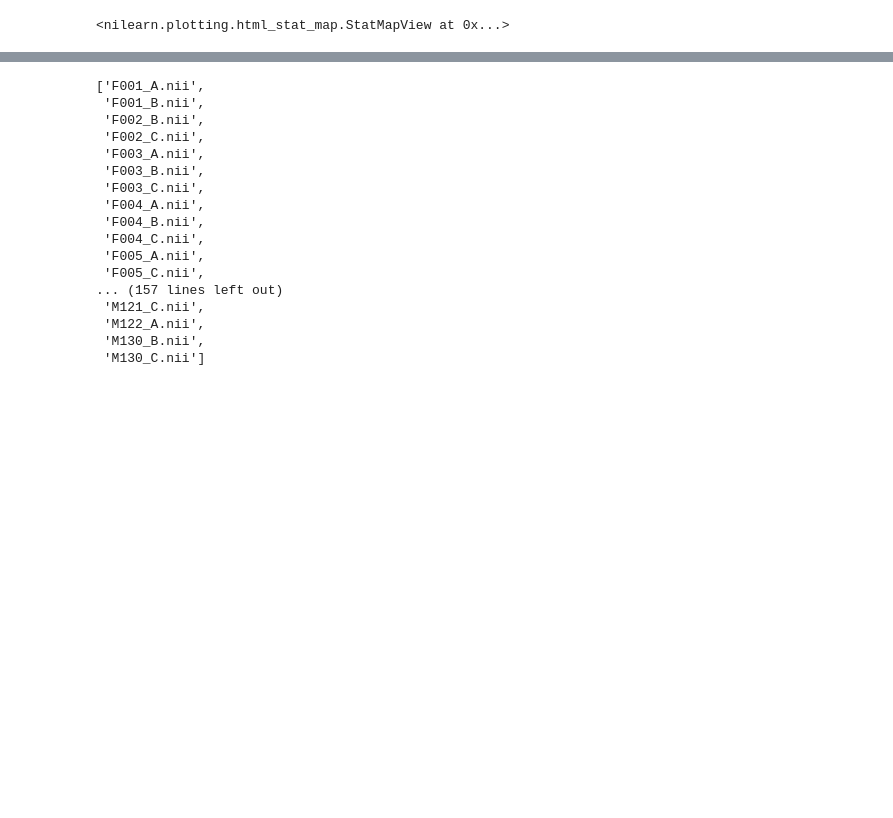
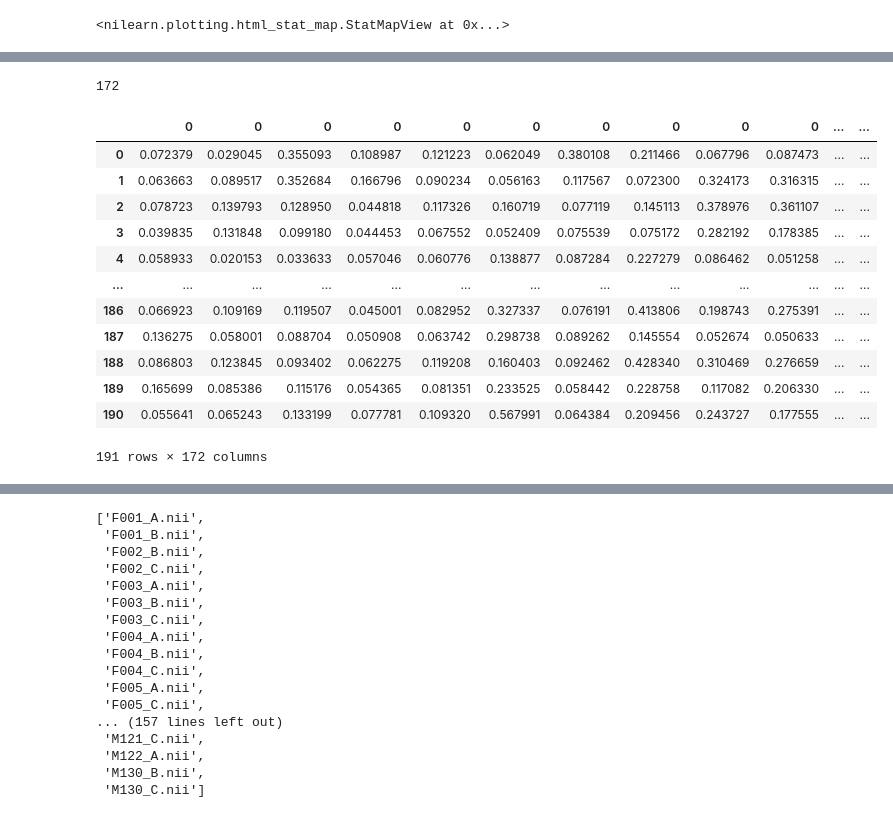
Before and after one commit to misho-dimitrov/ARB, a Jupyter notebook: ARB_voxel_wise.ipynb, the cells around one changed output, grey strips where cells are left out. Drawn from its saved outputs; the diff is of its cells as text; code cells hidden in the pictures; blank space fills up the shorter version.

```diff
--- a/ARB_voxel_wise.ipynb
+++ b/ARB_voxel_wise.ipynb
@@ -352,0 +354,4 @@ plotting.view_img(dc_img,
+# %%
+fd_list = []
+fd_file_paths = sorted(glob.glob("/Users/mishodimitrov/Downloads/PhD/Analysis/ARB DC/FD/*.txt"))
+fd_file_paths
@@ -352,0 +400,27 @@ plotting.view_img(dc_img,
+# %%
+for i in range(len(fd_file_paths)):
+        # get an MRI session file
+        single_session = pd.read_csv(fd_file_paths[i])
+        fd_list.append(single_session)
+# %%
+len(fd_list)
+# %% [output]
+172
+# %%
+# concatenate all pandas files from the fd_list
+fd_df = pd.concat(fd_list, axis=1)
+fd_df
+# %% [output]
+|  | 0 | 0 | 0 | 0 | 0 | 0 | 0 | 0 | 0 | 0 | ... | ... |
+| 0 | 0.072379 | 0.029045 | 0.355093 | 0.108987 | 0.121223 | 0.062049 | 0.380108 | 0.211466 | 0.067796 | 0.087473 | ... | ... |
+| 1 | 0.063663 | 0.089517 | 0.352684 | 0.166796 | 0.090234 | 0.056163 | 0.117567 | 0.072300 | 0.324173 | 0.316315 | ... | ... |
+| 2 | 0.078723 | 0.139793 | 0.128950 | 0.044818 | 0.117326 | 0.160719 | 0.077119 | 0.145113 | 0.378976 | 0.361107 | ... | ... |
+| 3 | 0.039835 | 0.131848 | 0.099180 | 0.044453 | 0.067552 | 0.052409 | 0.075539 | 0.075172 | 0.282192 | 0.178385 | ... | ... |
+| 4 | 0.058933 | 0.020153 | 0.033633 | 0.057046 | 0.060776 | 0.138877 | 0.087284 | 0.227279 | 0.086462 | 0.051258 | ... | ... |
+| ... | ... | ... | ... | ... | ... | ... | ... | ... | ... | ... | ... | ... |
+| 186 | 0.066923 | 0.109169 | 0.119507 | 0.045001 | 0.082952 | 0.327337 | 0.076191 | 0.413806 | 0.198743 | 0.275391 | ... | ... |
+| 187 | 0.136275 | 0.058001 | 0.088704 | 0.050908 | 0.063742 | 0.298738 | 0.089262 | 0.145554 | 0.052674 | 0.050633 | ... | ... |
+| 188 | 0.086803 | 0.123845 | 0.093402 | 0.062275 | 0.119208 | 0.160403 | 0.092462 | 0.428340 | 0.310469 | 0.276659 | ... | ... |
+| 189 | 0.165699 | 0.085386 | 0.115176 | 0.054365 | 0.081351 | 0.233525 | 0.058442 | 0.228758 | 0.117082 | 0.206330 | ... | ... |
+| 190 | 0.055641 | 0.065243 | 0.133199 | 0.077781 | 0.109320 | 0.567991 | 0.064384 | 0.209456 | 0.243727 | 0.177555 | ... | ... |
+191 rows × 172 columns
```
Also changed, not shown: parts of 23 cells of this notebook.
